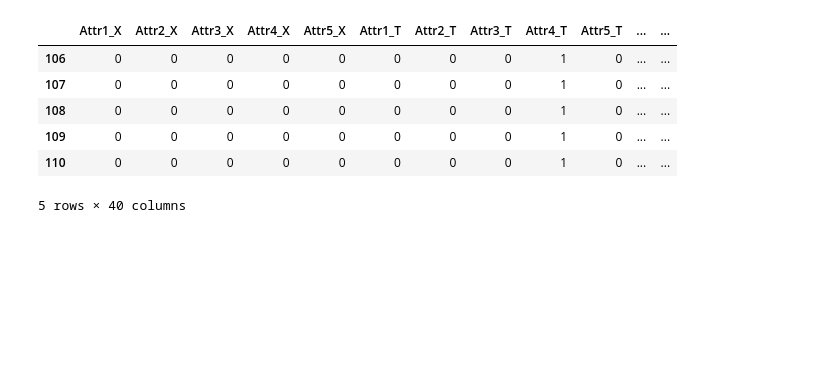
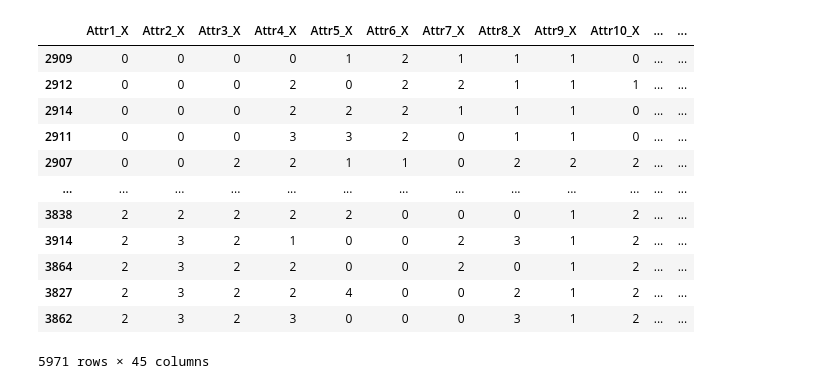
Before and after one commit to Vaunorage/ClearBias, a Jupyter notebook: experiments/analyse_exp4_diff_found.ipynb, the cells around one changed output. Cells and saved outputs as stored; diff of their text form; code cells hidden in the pictures; blank space fills up the shorter version.

Commit message:
new experiment analysis

```diff
--- a/experiments/analyse_exp4_diff_found.ipynb
+++ b/experiments/analyse_exp4_diff_found.ipynb
@@ -5,24 +5,30 @@ import pandas as pd
 from data_generator.main import DiscriminationData
 from path import HERE
 
-DB_PATH = HERE.joinpath('experiments/discrimination_detection_results5.db')
+DB_PATH = HERE.joinpath('experiments/discrimination_detection_results7.db')
 conn = create_engine(f'sqlite:///{DB_PATH}')
+random_experiment_id = '8408ecc1-530d-46a7-8707-353d415e8f6a'
 # %%
 import json
 
-random_experiment_id = 'bff3c337-f2f1-4e05-bcdd-75bb09a874a4'
 df_synth = pd.read_sql_query(
     f"SELECT experiment_id, full_data FROM synthetic_data where experiment_id='{random_experiment_id}'", conn)
 df_synth = pd.DataFrame(json.loads(df_synth['full_data'].iloc[0]))
 df_synth['experiment_id'] = random_experiment_id
 df_synth1 = df_synth.copy()
-df_synth.head()
+df_synth
 # %% [output]
-|  | Attr1_X | Attr2_X | Attr3_X | Attr4_X | Attr5_X | Attr1_T | Attr2_T | Attr3_T | Attr4_T | Attr5_T | ... | ... |
-| 106 | 0 | 0 | 0 | 0 | 0 | 0 | 0 | 0 | 1 | 0 | ... | ... |
-| 107 | 0 | 0 | 0 | 0 | 0 | 0 | 0 | 0 | 1 | 0 | ... | ... |
-| 108 | 0 | 0 | 0 | 0 | 0 | 0 | 0 | 0 | 1 | 0 | ... | ... |
-| 109 | 0 | 0 | 0 | 0 | 0 | 0 | 0 | 0 | 1 | 0 | ... | ... |
-| 110 | 0 | 0 | 0 | 0 | 0 | 0 | 0 | 0 | 1 | 0 | ... | ... |
+|  | Attr1_X | Attr2_X | Attr3_X | Attr4_X | Attr5_X | Attr6_X | Attr7_X | Attr8_X | Attr9_X | Attr10_X | ... | ... |
+| 2909 | 0 | 0 | 0 | 0 | 1 | 2 | 1 | 1 | 1 | 0 | ... | ... |
+| 2912 | 0 | 0 | 0 | 2 | 0 | 2 | 2 | 1 | 1 | 1 | ... | ... |
+| 2914 | 0 | 0 | 0 | 2 | 2 | 2 | 1 | 1 | 1 | 0 | ... | ... |
+| 2911 | 0 | 0 | 0 | 3 | 3 | 2 | 0 | 1 | 1 | 0 | ... | ... |
+| 2907 | 0 | 0 | 2 | 2 | 1 | 1 | 0 | 2 | 2 | 2 | ... | ... |
+| ... | ... | ... | ... | ... | ... | ... | ... | ... | ... | ... | ... | ... |
+| 3838 | 2 | 2 | 2 | 2 | 2 | 0 | 0 | 0 | 1 | 2 | ... | ... |
+| 3914 | 2 | 3 | 2 | 1 | 0 | 0 | 2 | 3 | 1 | 2 | ... | ... |
+| 3864 | 2 | 3 | 2 | 2 | 0 | 0 | 2 | 0 | 1 | 2 | ... | ... |
+| 3827 | 2 | 3 | 2 | 2 | 4 | 0 | 0 | 2 | 1 | 2 | ... | ... |
+| 3862 | 2 | 3 | 2 | 3 | 0 | 0 | 0 | 3 | 1 | 2 | ... | ... |
-5 rows × 40 columns
+5971 rows × 45 columns
 # %%
```
Also changed, not shown: parts of 16 cells of this notebook, 10 other files.
